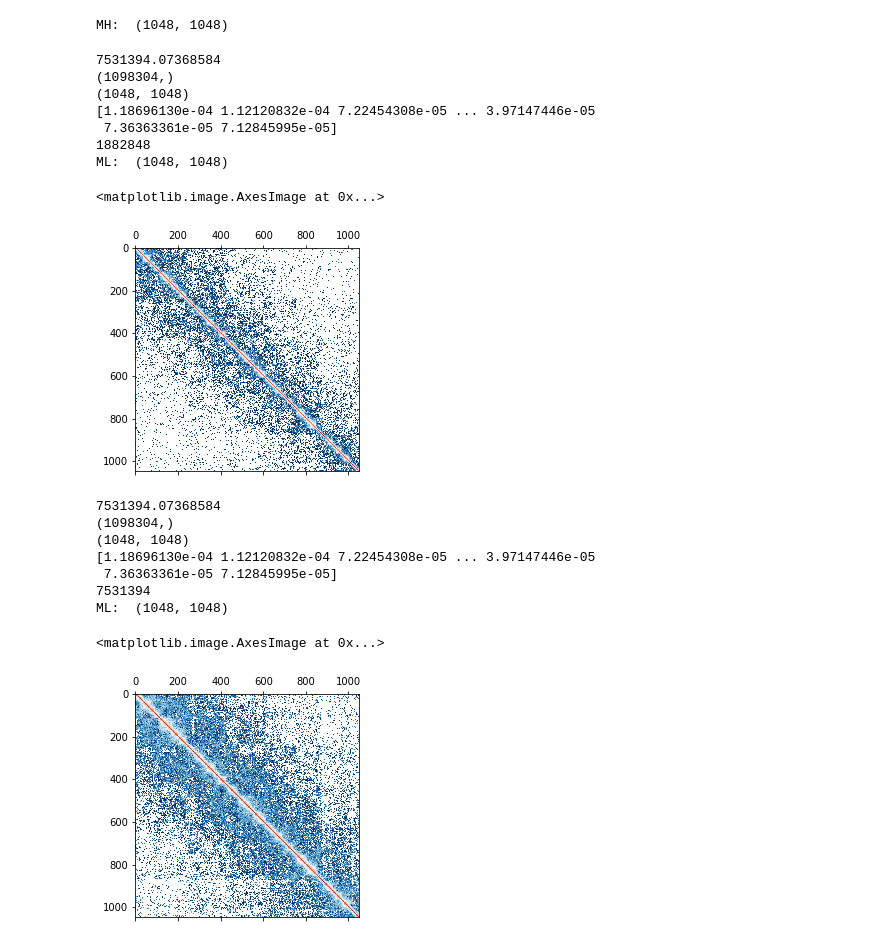
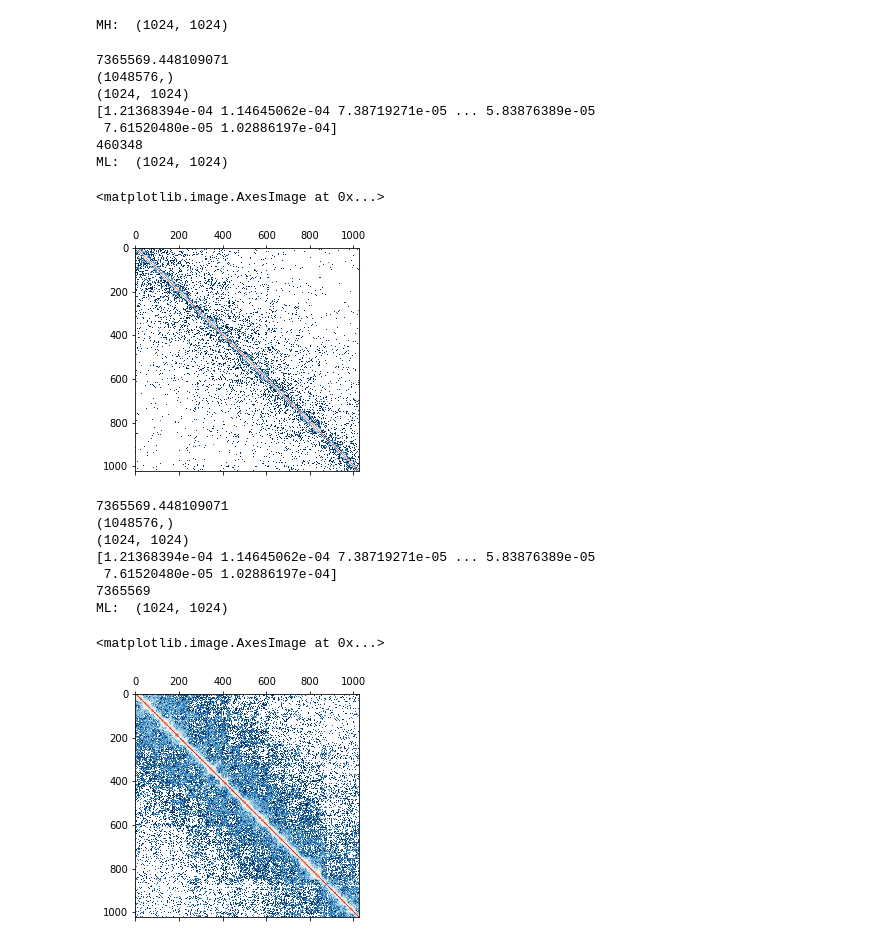
Before and after one commit to lhanappa/refine_resolution, a Jupyter notebook: try.ipynb, the cells around one changed output. Cells and saved outputs as stored; diff of their text form; code cells hidden in the pictures.

```diff
--- a/try.ipynb
+++ b/try.ipynb
@@ -53,10 +53,10 @@ mat = c.matrix(balance=True).fetch('chr2')
 idxy = ~np.all(np.isnan(mat), axis=0)
 M = mat[idxy, :]
 Mh = M[:, idxy]
-Mh = Mh[0:1048, 0:1048]
+Mh = Mh[0:1024, 0:1024]
 print('MH: ', Mh.shape)
 # %% [output]
-MH:  (1048, 1048)
+MH:  (1024, 1024)
 # %%
 def sampling_hic(hic_matrix, sampling_ratio):
     """sampling dense hic matrix"""
@@ -80,24 +80,24 @@ def sampling_hic(hic_matrix, sampling_ratio):
         sample_m[x,y] += 1.0
     return sample_m
 # %%
-scale = 2
+scale = 4
 len_size = 512
 IMG_HEIGHT, IMG_WIDTH = int(Mh.shape[0]/scale), int(Mh.shape[1]/scale)
 img_l = sampling_hic(Mh, scale**2)
 
 Ml = img_l
 print('ML: ', Ml.shape)
 plt.matshow(np.log2(Ml), cmap='RdBu_r')
 # %% [output]
-7531394.07368584
-(1098304,)
-(1048, 1048)
-[1.18696130e-04 1.12120832e-04 7.22454308e-05 ... 3.97147446e-05
- 7.36363361e-05 7.12845995e-05]
-1882848
-ML:  (1048, 1048)
+7365569.448109071
+(1048576,)
+(1024, 1024)
+[1.21368394e-04 1.14645062e-04 7.38719271e-05 ... 5.83876389e-05
+ 7.61520480e-05 1.02886197e-04]
+460348
+ML:  (1024, 1024)
 <matplotlib.image.AxesImage at 0x...>
-[figure, old version]
+[figure, new version]
 # %%
 scale = 1
 IMG_HEIGHT, IMG_WIDTH = int(Mh.shape[0]/scale), int(Mh.shape[1]/scale)
@@ -107,15 +107,15 @@ Ml = img_l
 print('ML: ', Ml.shape)
 plt.matshow(np.log2(Ml), cmap='RdBu_r')
 # %% [output]
-7531394.07368584
-(1098304,)
-(1048, 1048)
-[1.18696130e-04 1.12120832e-04 7.22454308e-05 ... 3.97147446e-05
- 7.36363361e-05 7.12845995e-05]
-7531394
-ML:  (1048, 1048)
+7365569.448109071
+(1048576,)
+(1024, 1024)
+[1.21368394e-04 1.14645062e-04 7.38719271e-05 ... 5.83876389e-05
+ 7.61520480e-05 1.02886197e-04]
+7365569
+ML:  (1024, 1024)
 <matplotlib.image.AxesImage at 0x...>
-[figure, old version]
+[figure, new version]
 # %%
 plt.matshow(np.log2(Mh), cmap='RdBu_r')
 # %% [output]
```
Also changed, not shown: parts of 6 cells of this notebook, 1 other file.
